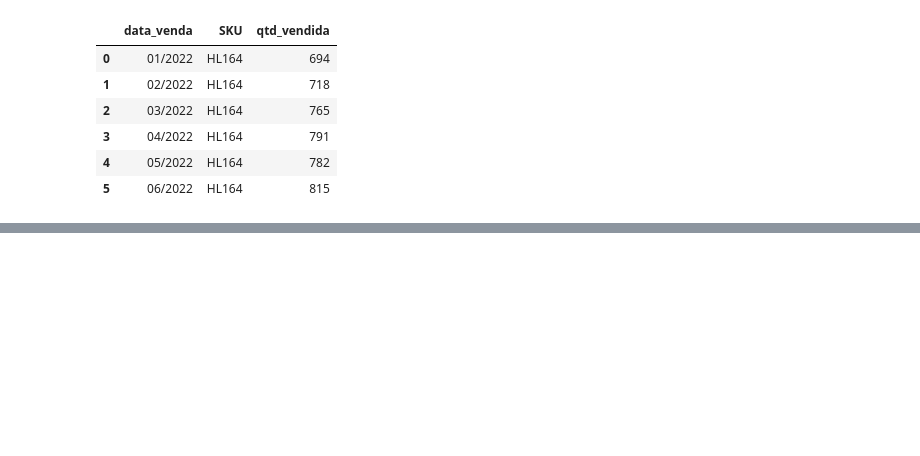
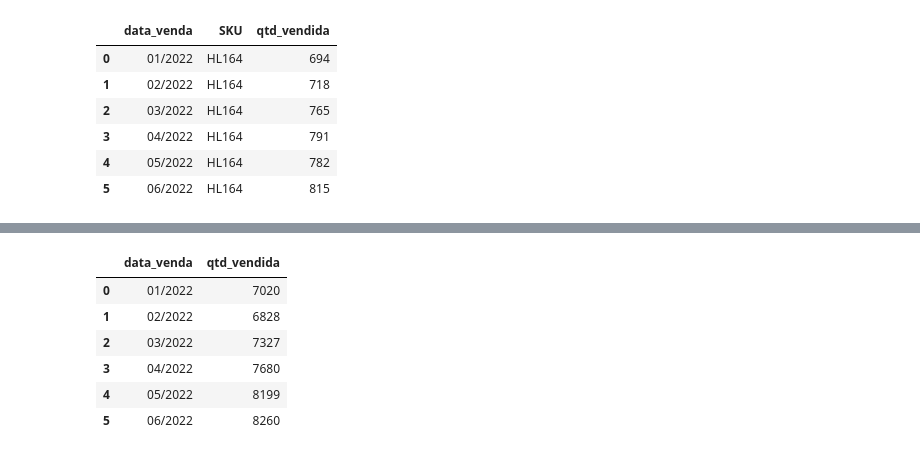
Before and after one commit to jhonatanpaz95/Desafios-de-codigo, a Jupyter notebook: desafio de codigo 1.ipynb, the cells around one changed output, grey strips where cells are left out. Cells and saved outputs as stored; diff of their text form; code cells hidden in the pictures; blank space fills up the shorter version.

```diff
--- a/desafio de codigo 1.ipynb
+++ b/desafio de codigo 1.ipynb
@@ -133,0 +134,14 @@ sku_junho_df
+# %%
+# total de vendas por mês
+
+vendas_mes_df = base_vendas_df.groupby(by='data_venda', as_index=False)['qtd_vendida'].sum()
+
+vendas_mes_df
+# %% [output]
+|  | data_venda | qtd_vendida |
+| 0 | 01/2022 | 7020 |
+| 1 | 02/2022 | 6828 |
+| 2 | 03/2022 | 7327 |
+| 3 | 04/2022 | 7680 |
+| 4 | 05/2022 | 8199 |
+| 5 | 06/2022 | 8260 |
```
Also changed, not shown: parts of 8 cells of this notebook.
